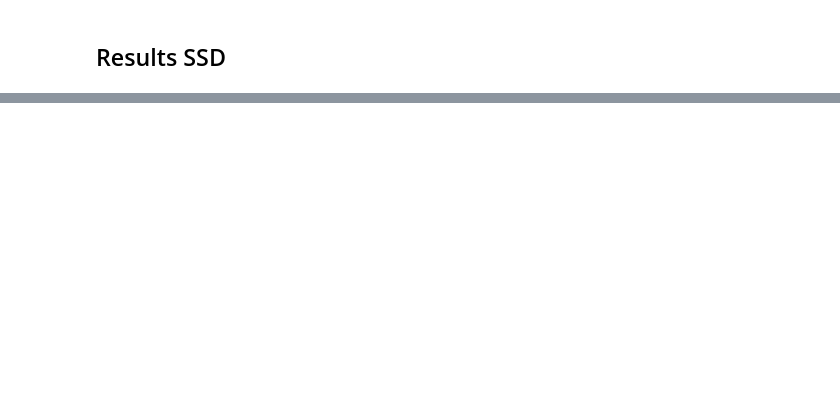
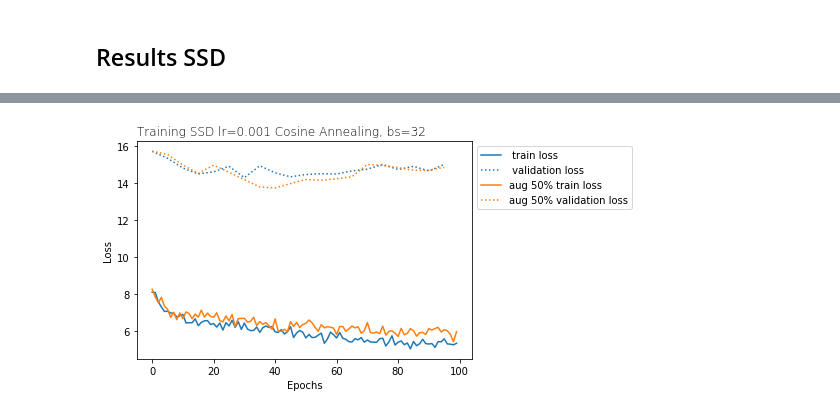
Before and after one commit to hadibeere/ioi_thesis, a Jupyter notebook: bounding_box/plot_results.ipynb, the cells around one changed output, grey strips where cells are left out. Drawn from its saved outputs; the diff is of its cells as text; code cells hidden in the pictures; blank space fills up the shorter version.

```diff
--- a/bounding_box/plot_results.ipynb
+++ b/bounding_box/plot_results.ipynb
@@ -67,0 +86,27 @@ Text(0,0.5,'Loss')
+# %%
+files = ["run_24.log", "run_24_0.5_aug.log"]
+i = 0
+#parameters = ["~1M P", "~1,7M P", "~3,5M P", "~6,1M P", "~6,1M P pre trained"]
+parameters=["","aug 50%"]
+max_size = 100
+max_val = int(max_size/5)
+for file in files:
+    epoch, epoch_val, avg_loss, val_loss, avg_reg_loss, avg_cls_loss, val_reg_loss, val_cls_loss, lr = get_stats(os.path.join(base_path,file))
+
+    plt.plot(epoch[:max_size], avg_loss[:max_size], 'C'+str(i)+'-', label=parameters[i]+" train loss")
+    plt.plot(epoch_val[:max_val], val_loss[:max_val],'C'+str(i)+':',label=parameters[i]+" validation loss" )
+    i += 1
+
+plt.legend(loc="upper left",
+          bbox_to_anchor=(1, 0, 0.5, 1))
+#ax.legend(items,title="Legend",loc="upper left",
+#          bbox_to_anchor=(1, 0, 0.5, 1))
+
+# Add titles
+plt.title("Training SSD lr="+str(start_lr)+" Cosine Annealing, bs="+str(batch_size), loc='left', fontsize=12, fontweight=0,)
+plt.xlabel("Epochs")
+plt.ylabel("Loss")
+
+plt.savefig(os.path.join(base_path,"loss_ssd_24_all.pdf"), dpi=150, bbox_inches='tight')
+# %% [output]
+[figure, added]
```
Also changed, not shown: parts of 10 cells of this notebook, 5 other files.
